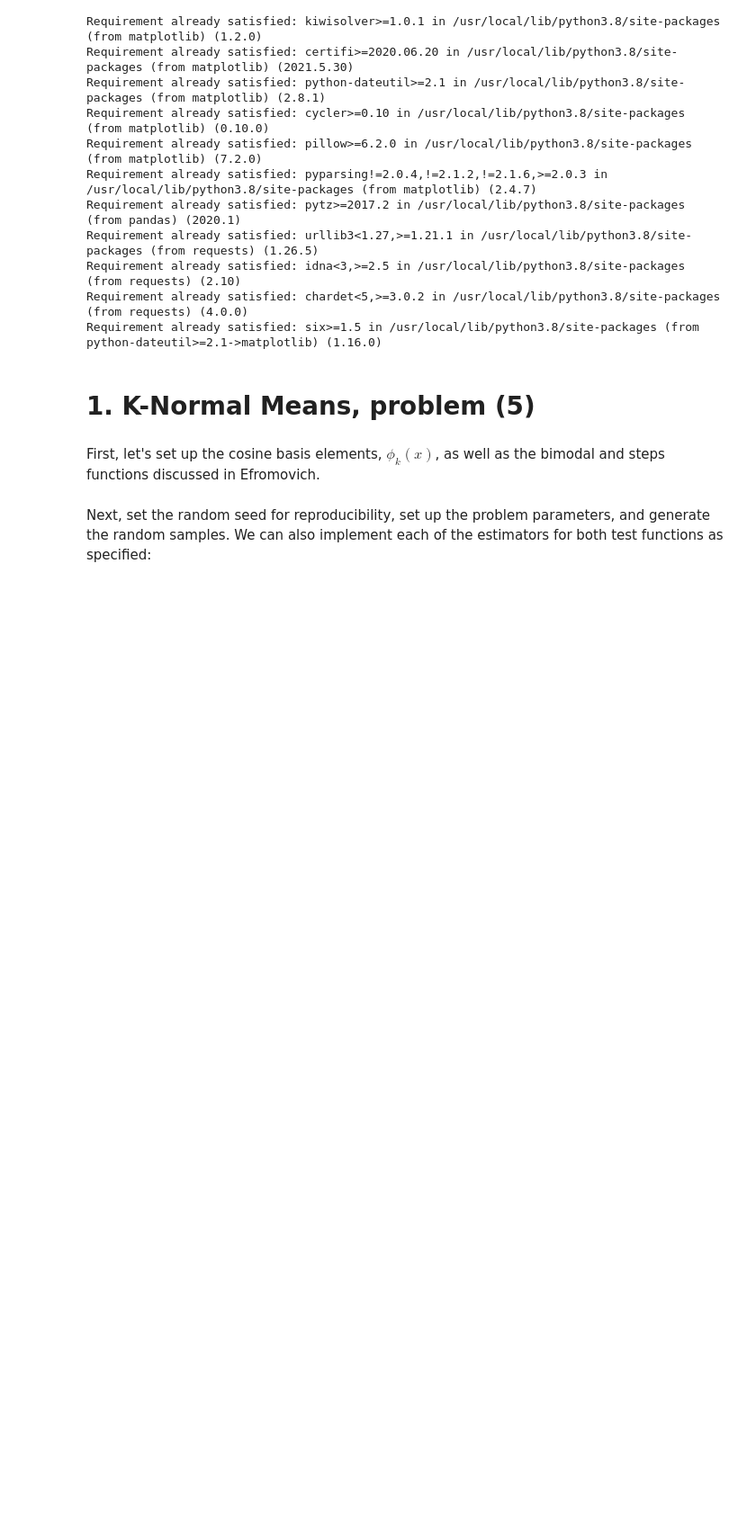
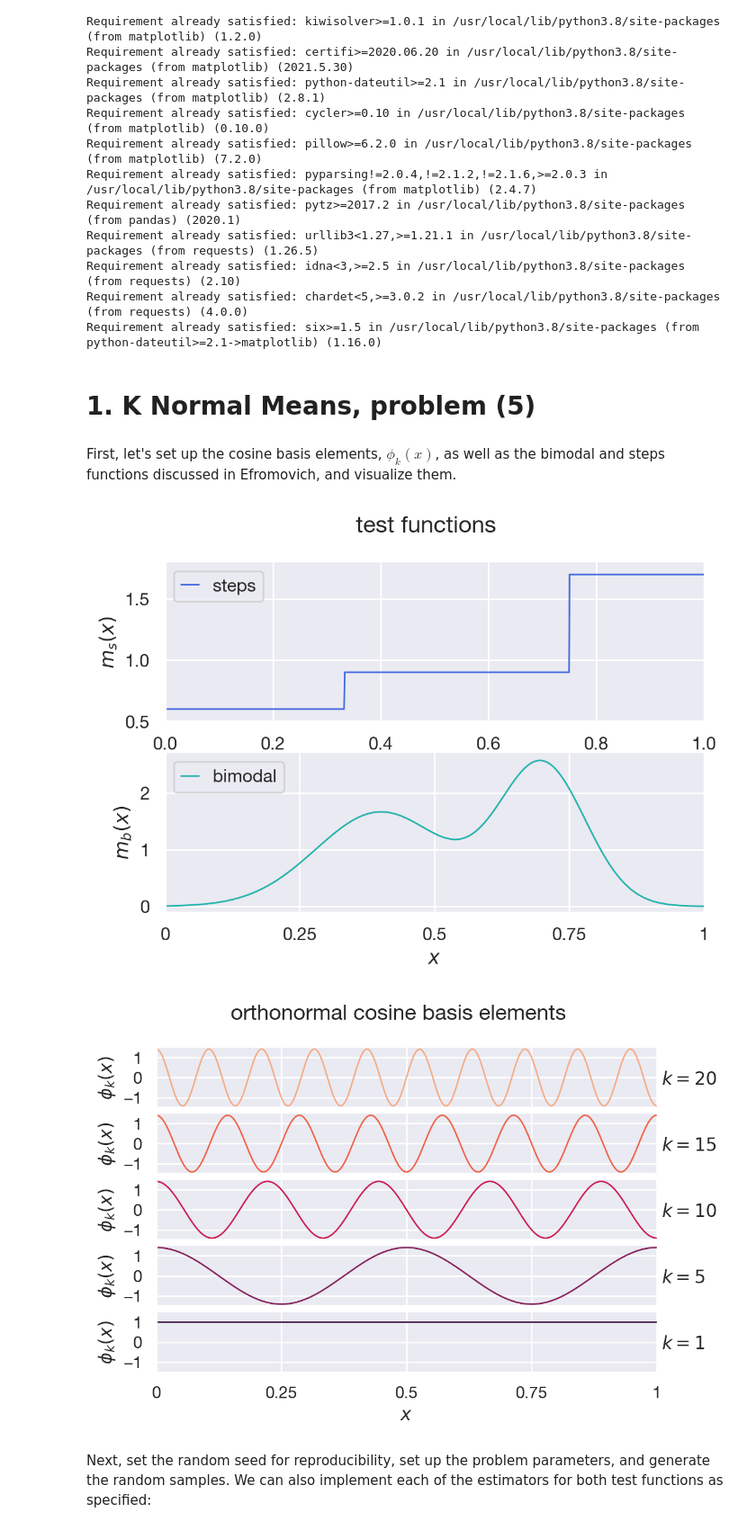
Before and after one commit to satejsoman/econ240a-regression, a Jupyter notebook: ECON240A_H2_pset3.ipynb, the cells around one changed output. Shown: that part at 90% size. Drawn from its saved outputs; the diff is of its cells as text; code cells hidden in the pictures; blank space fills up the shorter version.

```diff
--- a/ECON240A_H2_pset3.ipynb
+++ b/ECON240A_H2_pset3.ipynb
@@ -47,29 +48,69 @@ plt.rc('figure', dpi = 200)
 test_functions = (s, b)           = ("steps", "bimodal")
 estimators     = (ML, Ef, ST, OS) = ("maximum likelihood", "Efromovich", "soft threshold", "ordered subset")
 # %% [markdown]
-# 1. K-Normal Means, problem (5)
+# 1. K Normal Means, problem (5)
 # %% [markdown]
-First, let's set up the cosine basis elements, $\phi_k(x)$, as well as the bimodal and steps functions discussed in Efromovich.
+First, let's set up the cosine basis elements, $\phi_k(x)$, as well as the bimodal and steps functions discussed in Efromovich, and visualize them.
 # %%
+# define function
 def ϕ(k, x):
     """ kth basis element of the cosine orthonormal system """
     return (np.sqrt(2) ** (k > 1)) * np.cos(π * (k-1) * x[:, None])
 
 μ_1, σ_1 = 0.4, 0.12
 μ_2, σ_2 = 0.7, 0.08
-mode_1 = stats.norm(μ_1, σ_1)
-mode_2 = stats.norm(μ_2, σ_2)
+mode_1 = Normal(μ_1, σ_1)
+mode_2 = Normal(μ_2, σ_2)
 def mb(x: np.array) -> np.array:
     """ bimodal test function """
     return (mode_1.pdf(x) + mode_2.pdf(x))/2
 
 def ms(x: np.array) -> np.array:
     """ steps test function """
     return (0.6 * ((0   <= x) & (x <  1/3)) +
             0.9 * ((1/3 <= x) & (x <  3/4)) +
             1.7 * ((3/4 <= x) & (x <= 1))   )
 
 m = {s: ms, b: mb}
+
+# set up consistent plot settings for visualization
+ylims      = {s: ( 0.5, 1.8), b: (-0.1, 2.7)}
+ylims_data = {s: (-1.0, 3.0), b: (-1.2, 4.0)}
+colors     = {s: "royalblue",      b: "lightseagreen"}
+
+# visualize the test functions
+fig, axs = plt.subplots(ncols = 1, nrows = 2)
+for (ax, j) in zip(axs.flat, (s, b)):
+    x = np.linspace(0, 1, 1000)
+    ax.plot(x, m[j](x), color = colors[j], lw = 1, label = j)
+    ax.set_xlabel("$x$")
+    ax.set_ylabel("$m_{" + j[0] + "}(x)$")
+    ax.set_xlim(0, 1)
+    ax.set_ylim(*ylims[j])
+    ax.grid(True)
+    ax.legend(loc = "upper left", handlelength = 1)
+plt.xticks([0, 0.25, 0.5, 0.75, 1], [0, 0.25, 0.5, 0.75, 1])
+plt.suptitle("test functions")
+plt.show()
+
+# visualize the basis functions
+(fig, axs) = plt.subplots(ncols = 1, nrows = 5)
+for (k, color, ax) in zip([20, 15, 10, 5, 1], sns.color_palette("rocket_r", n_colors = 5), axs.flat):
+    plt.sca(ax)
+    plt.plot(np.linspace(0, 1, 1000), ϕ(k, np.linspace(0, 1, 1000)), color = color, label = f"$k$ = {k}", lw = 1)
+    plt.text(s = f"\n$k = {k}$", x = 1.01, y = 0.35, va = "center")
+    plt.ylim(-1.5, 1.5)
+    plt.xlim(0, 1)
+    plt.ylabel("$\phi_k(x)$")
+    plt.xticks([0, 0.25, 0.5, 0.75, 1], ["", "" ,"", "", ""])
+plt.xlabel("$x$")
+plt.xticks([0, 0.25, 0.5, 0.75, 1], [0, 0.25, 0.5, 0.75, 1])
+plt.subplots_adjust(hspace = 0.1)
+plt.suptitle("orthonormal cosine basis elements")
+plt.show()
+# %% [output]
+[figure, added]
+[figure, added]
 # %% [markdown]
 Next, set the random seed for reproducibility, set up the problem parameters, and generate the random samples. We can also implement each of the estimators for both test functions as specified:
 # %%
```
Also changed, not shown: parts of 7 cells of this notebook.
